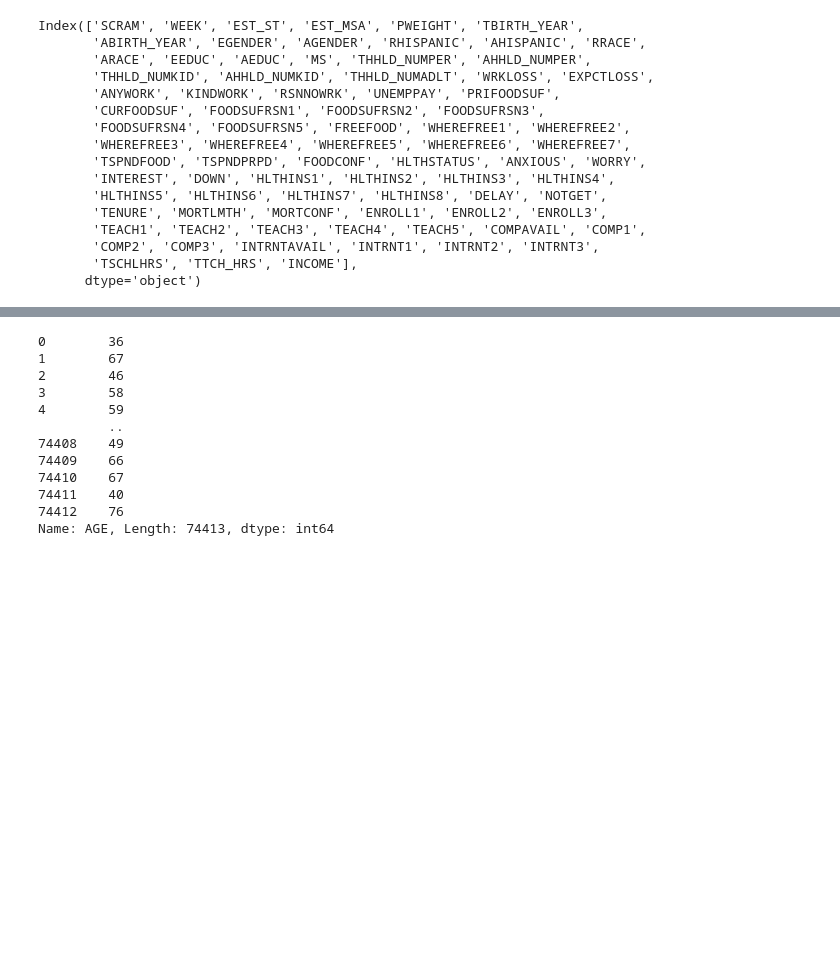
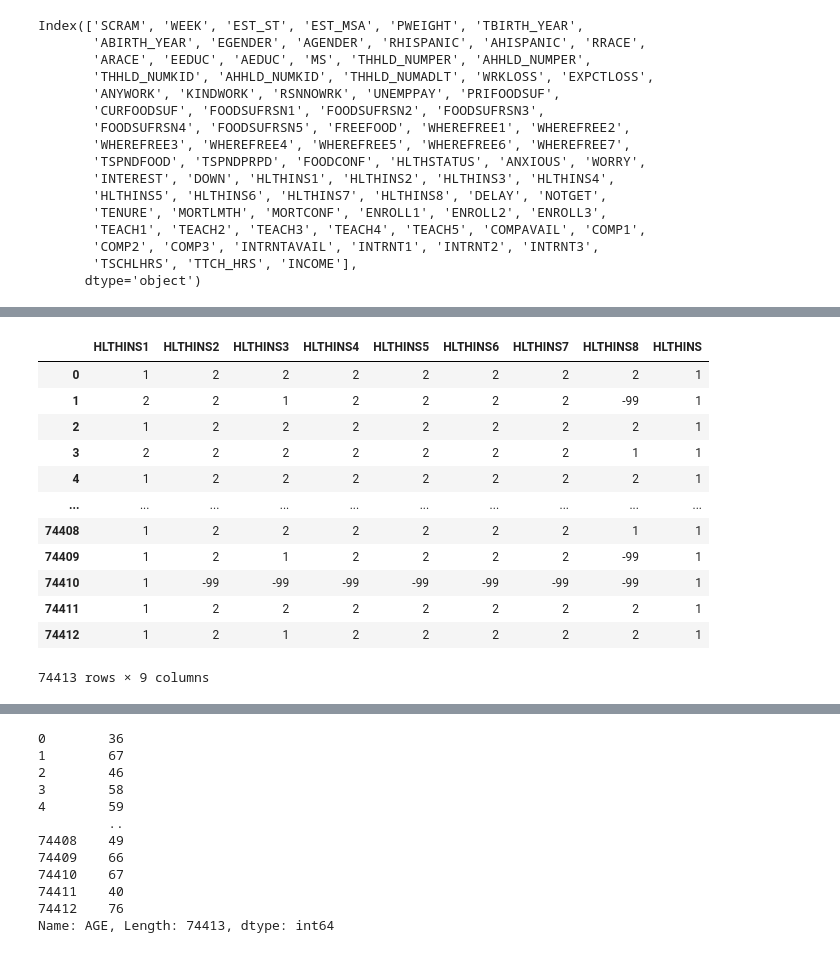
Before and after one commit to alisonqiu/fondren-fellows-research, a Jupyter notebook: HPS_Week01_PUF_CSV/HPS_draft.ipynb, the cells around one changed output, grey strips where cells are left out. Cells and saved outputs as stored; diff of their text form; code cells hidden in the pictures; blank space fills up the shorter version.

```diff
--- a/HPS_Week01_PUF_CSV/HPS_draft.ipynb
+++ b/HPS_Week01_PUF_CSV/HPS_draft.ipynb
@@ -157,0 +174,19 @@ df = df.replace({'EMPSTATUS' : { '1_2':2, '2_-88':6, '1_3':3, '1_1':1, '1_4':4,
+# %%
+# combine HLTHINS columns
+HLTHINS_cols =  df.columns[df.columns.str.startswith('HLTHINS')]
+HLTHINS_cols
+df[HLTHINS_cols]
+# %% [output]
+|  | HLTHINS1 | HLTHINS2 | HLTHINS3 | HLTHINS4 | HLTHINS5 | HLTHINS6 | HLTHINS7 | HLTHINS8 | HLTHINS |
+| 0 | 1 | 2 | 2 | 2 | 2 | 2 | 2 | 2 | 1 |
+| 1 | 2 | 2 | 1 | 2 | 2 | 2 | 2 | -99 | 1 |
+| 2 | 1 | 2 | 2 | 2 | 2 | 2 | 2 | 2 | 1 |
+| 3 | 2 | 2 | 2 | 2 | 2 | 2 | 2 | 1 | 1 |
+| 4 | 1 | 2 | 2 | 2 | 2 | 2 | 2 | 2 | 1 |
+| ... | ... | ... | ... | ... | ... | ... | ... | ... | ... |
+| 74408 | 1 | 2 | 2 | 2 | 2 | 2 | 2 | 1 | 1 |
+| 74409 | 1 | 2 | 1 | 2 | 2 | 2 | 2 | -99 | 1 |
+| 74410 | 1 | -99 | -99 | -99 | -99 | -99 | -99 | -99 | 1 |
+| 74411 | 1 | 2 | 2 | 2 | 2 | 2 | 2 | 2 | 1 |
+| 74412 | 1 | 2 | 1 | 2 | 2 | 2 | 2 | 2 | 1 |
+74413 rows × 9 columns
```
Also changed, not shown: parts of 18 cells of this notebook.
